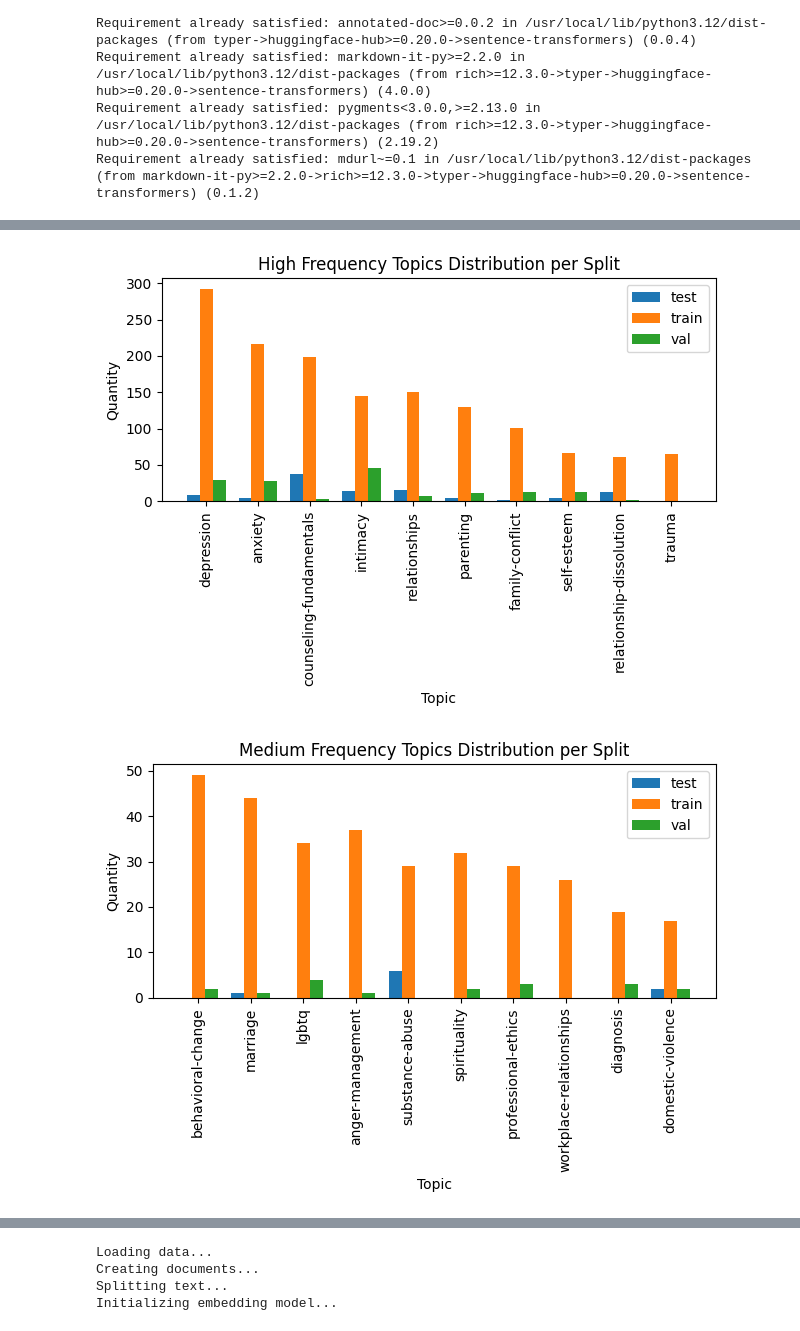
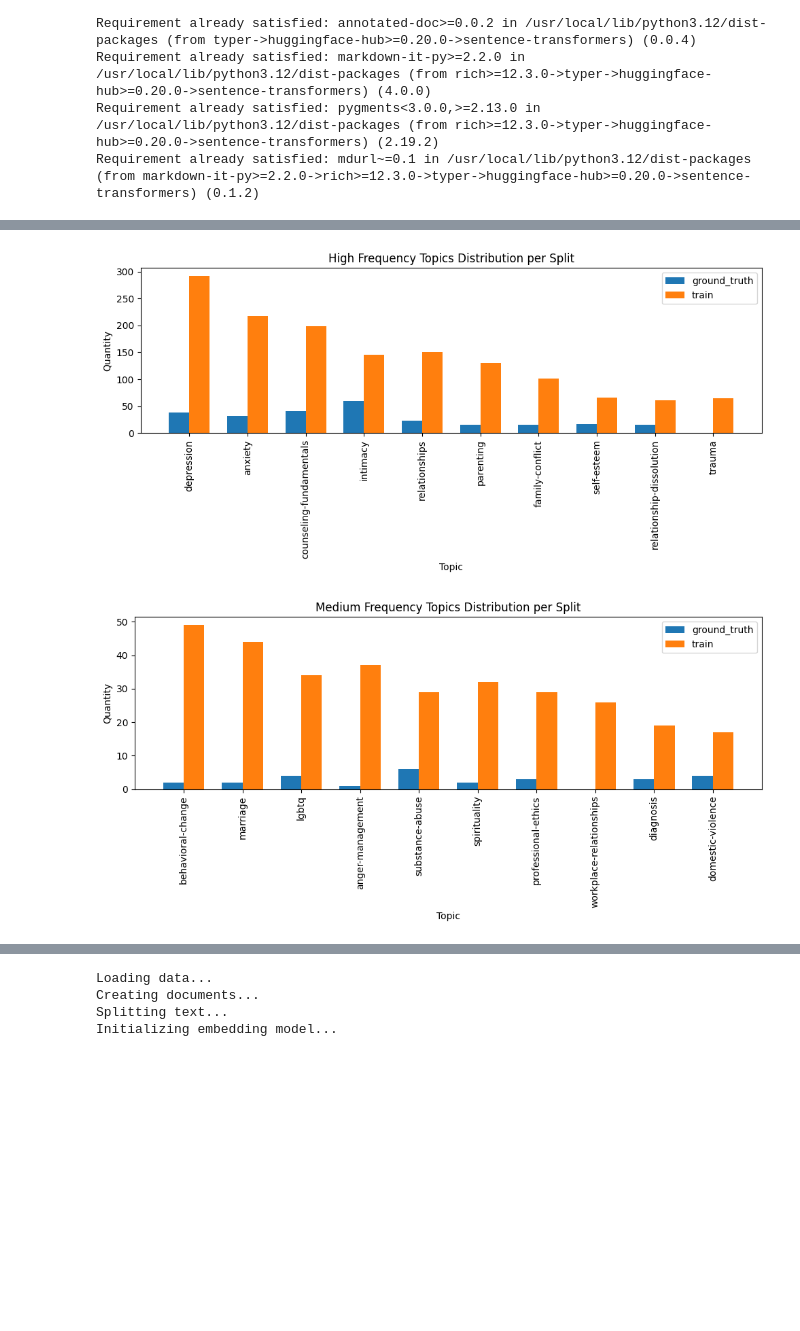
Before and after one commit to NeoRedcraft/nlp-project-1, a Jupyter notebook: Final.ipynb, the cells around one changed output, grey strips where cells are left out. Cells and saved outputs as stored; diff of their text form; code cells hidden in the pictures; blank space fills up the shorter version.

```diff
--- a/Final.ipynb
+++ b/Final.ipynb
@@ -161,31 +124,37 @@ import numpy as np
 df = pd.read_csv("/content/nlp-project-1/dataset/counsel_chat2.csv")
 
 # =============================
-# 1️⃣ Pie Chart: Split Distribution
+# Combine val & test into ground_truth
 # =============================
-split_counts = df["split"].value_counts()
+df['split'] = df['split'].replace({'val': 'ground_truth', 'test': 'ground_truth'})
+
+# =============================
+# 1️⃣ Pie Chart: Split Distribution (train vs ground_truth)
+# =============================
+split_counts = df['split'].value_counts()
 split_percentages = split_counts / split_counts.sum() * 100
 
 plt.figure()
 plt.pie(
     split_percentages,
     labels=split_percentages.index,
-    autopct='%1.1f%%'
+    autopct='%1.1f%%',
+    colors=['#66b3ff','#ff9999']
 )
 plt.title("Dataset Split Distribution (%)")
 plt.show()
 
 
 # =============================
-# 2️⃣ Bar Chart: Topic Distribution per Split
+# 2️⃣ Bar Chart: Topic Distribution per Split (train vs ground_truth)
 # =============================
-topic_split_counts = df.groupby(["topic", "split"]).size().unstack(fill_value=0)
+topic_split_counts = df.groupby(['topic', 'split']).size().unstack(fill_value=0)
 
 topics = topic_split_counts.index
 splits = topic_split_counts.columns
 
 x = np.arange(len(topics))
-width = 0.25
+width = 0.35  # narrower bars since only 2 splits now
 
 plt.figure()
 
@@ -197,7 +166,7 @@ for i, split in enumerate(splits):
         label=split
     )
 
-plt.xticks(x + width, topics, rotation=90)
+plt.xticks(x + width/2, topics, rotation=90)
 plt.xlabel("Topic")
 plt.ylabel("Quantity")
 plt.title("Topic Distribution per Split")
@@ -215,6 +184,11 @@ import numpy as np
 
 # Load dataset
 df = pd.read_csv("/content/nlp-project-1/dataset/counsel_chat2.csv")
+
+# -----------------------------------
+# Combine val & test into ground_truth
+# -----------------------------------
+df['split'] = df['split'].replace({'val': 'ground_truth', 'test': 'ground_truth'})
 
 # -----------------------------------
 # 1️⃣ Aggregate topic counts per split
@@ -241,35 +215,36 @@ low = topic_split_counts.iloc[2 * n // 3:]
 # -----------------------------------
 def plot_group(data, title):
     topics = data.index
+    # Only include train & ground_truth splits
     splits = [col for col in data.columns if col != "total"]
 
     x = np.arange(len(topics))
-    width = 0.25
+    width = 0.35  # slightly wider since only 2 splits now
 
-    plt.figure()
+    plt.figure(figsize=(10,5))
 
     for i, split in enumerate(splits):
         plt.bar(
             x + i * width,
             data[split],
             width=width,
             label=split
         )
 
-    plt.xticks(x + width, topics, rotation=90)
+    plt.xticks(x + width/2, topics, rotation=90)
     plt.xlabel("Topic")
     plt.ylabel("Quantity")
     plt.title(title)
     plt.legend()
     plt.tight_layout()
     plt.show()
 
 # -----------------------------------
 # 4️⃣ Generate three separate graphs
 # -----------------------------------
 plot_group(high, "High Frequency Topics Distribution per Split")
 plot_group(medium, "Medium Frequency Topics Distribution per Split")
 plot_group(low, "Low Frequency Topics Distribution per Split")
 # %% [output]
-[figure, old version]
+[figure, new version]
-[figure, old version]
+[figure, new version]
```
Also changed, not shown: parts of 7 cells of this notebook.
